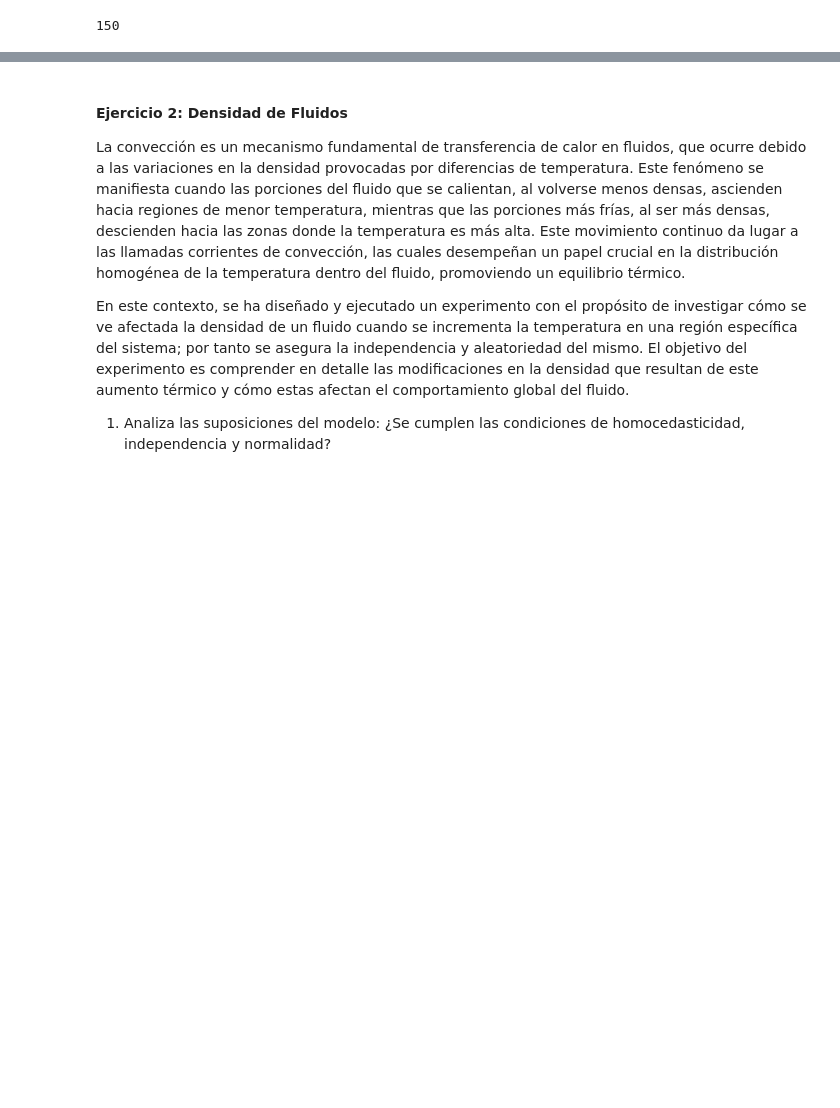
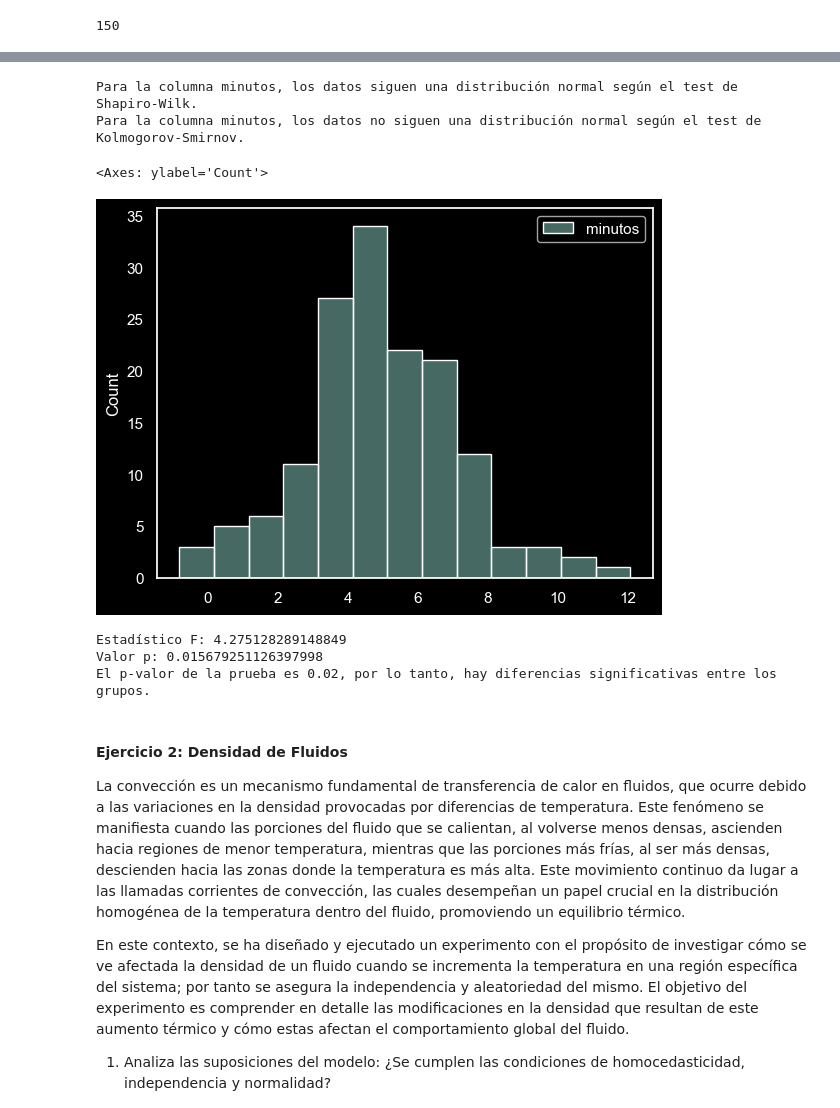
Before and after one commit to santiagorodriguez-dev/laboratorio-modulo6-leccion03-1-ab-testing-parametrico, a Jupyter notebook: notebooks/laboratorio-modulo6-leccion03-1-ab-testing-parametrico.ipynb, the cells around one changed output, grey strips where cells are left out. Saved outputs shown, nothing was run; the diff lists cells and outputs as text; code cells hidden in the pictures; blank space fills up the shorter version.

```diff
--- a/notebooks/laboratorio-modulo6-leccion03-1-ab-testing-parametrico.ipynb
+++ b/notebooks/laboratorio-modulo6-leccion03-1-ab-testing-parametrico.ipynb
@@ -22,3 +20,43 @@ import pandas as pd # type: ignore
+# %%
+# Tratamiento de datos
+# -----------------------------------------------------------------------
+import pandas as pd
+import numpy as np
+
+# Calcular el tamaño muestral
+# -----------------------------------------------------------------------
+from statsmodels.stats.power import NormalIndPower
+import statsmodels.stats.api as sms
+
+
+# Visualización
+# ------------------------------------------------------------------------------
+import matplotlib.pyplot as plt
+import seaborn as sns
+
+import sys
+sys.path.append("../")
+
+
+# Importamos las funciones del archivo de soporte
+# ------------------------------------------------------------------------------
+from src import soporte_abtesting as sp
+
+
+# Otros recursos
+# ------------------------------------------------------------------------------
+import math
+
+# Configuración de las gráficas
+# ------------------------------------------------------------------------------
+# establece el estilo del fondo de las gráficas como "whitegrid". Las gráficas tendrán un fondo blanco con líneas de cuadrícula horizontales y verticales.
+sns.set_style("dark")
+
+# cambiará el esquema de colores predeterminado de Seaborn a uno más oscuro, adecuado para gráficas con fondos claros.
+sns.set_theme(style="dark")
+
+# establece el estilo en seaborn-v0_8-darkgrid.
+plt.style.use('dark_background')
 # %%
 df_linea_montaje = pd.read_csv("../data/linea_montaje.csv")
 # %%
@@ -37,3 +167,23 @@ df_linea_montaje.shape[0]
+# %%
+ab_testing = sp.Asunciones(df_linea_montaje, "minutos")
+ab_testing.identificar_normalidad_analitica('shapiro')
+ab_testing.identificar_normalidad_analitica('kolmogorov')
+# %% [output]
+Para la columna minutos, los datos siguen una distribución normal según el test de Shapiro-Wilk.
+Para la columna minutos, los datos no siguen una distribución normal según el test de Kolmogorov-Smirnov.
+# %%
+sns.histplot(df_linea_montaje)
+# %% [output]
+<Axes: ylabel='Count'>
+[figure, added]
+# %%
+# instanciamos la clase de los métodos estadísticos
+ab_testing = sp.Pruebas_parametricas("metodo",  "minutos", df_linea_montaje)
+ab_testing.test_anova()
+# %% [output]
+Estadístico F: 4.275128289148849
+Valor p: 0.015679251126397998
+El p-valor de la prueba es 0.02, por lo tanto, hay diferencias significativas entre los grupos.
 # %% [markdown]
 #### Ejercicio 2: Densidad de Fluidos
 
```
Also changed, not shown: parts of 5 cells of this notebook, 3 other files.
